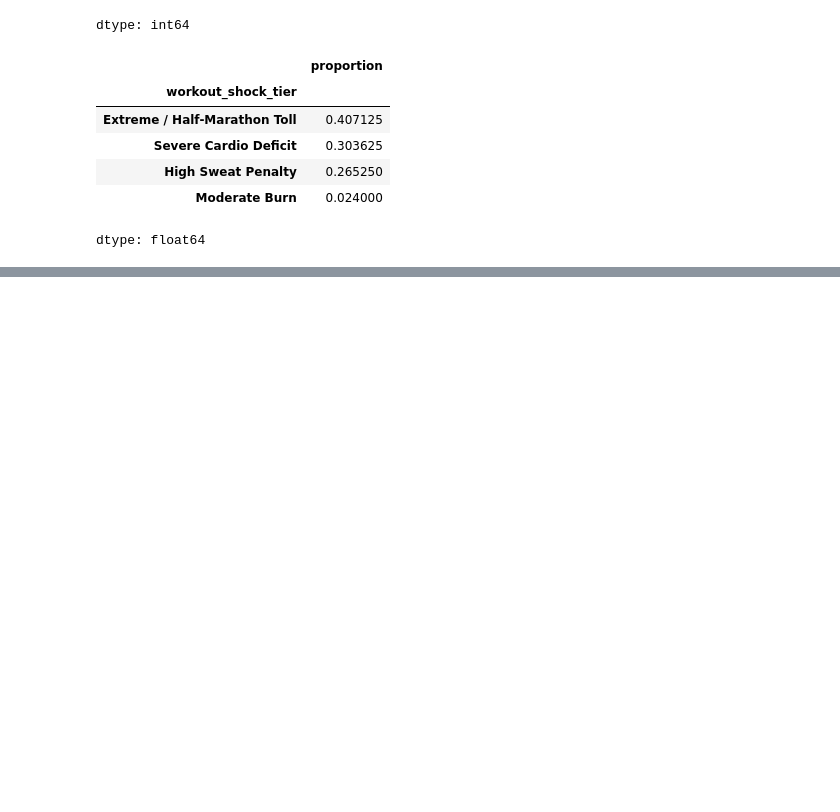
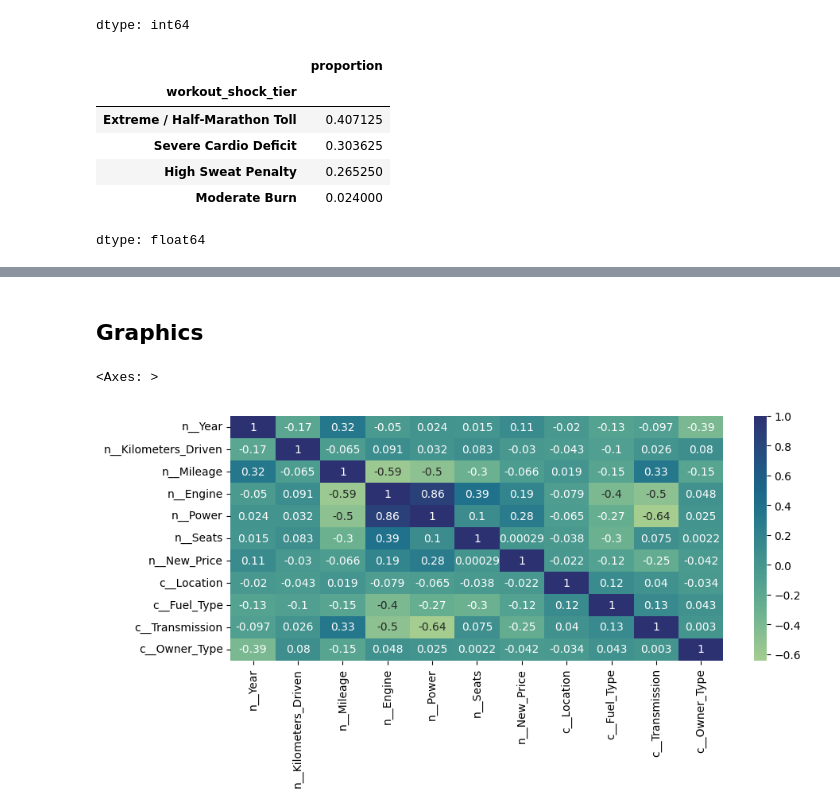
Before and after one commit to fernandyan/MyGoogleColab, a Jupyter notebook: fernand_flask2.ipynb, the cells around one changed output, grey strips where cells are left out. Saved outputs shown, nothing was run; the diff lists cells and outputs as text; code cells hidden in the pictures; blank space fills up the shorter version.

```diff
--- a/fernand_flask2.ipynb
+++ b/fernand_flask2.ipynb
@@ -299,0 +455,16 @@ dtype: float64
+# %%
+# 1. Define the transformers for each type of column
+category_transformer = Pipeline(steps=[
+    ('imputer', SimpleImputer(strategy='most_frequent')),
+    ('encoder', OrdinalEncoder(handle_unknown='use_encoded_value', unknown_value=-1)),
+    ('scaler', StandardScaler())
+])
+# %%
+# 2. Create the ColumnTransformer to process the columns in parallel
+CT_preprocessor = ColumnTransformer(
+    transformers=[
+        ('n', number_transformer, num_cols),
+        ('c', category_transformer, cat_cols)
+    ],
+    remainder='passthrough' # Keep unlisted columns (optional)
+)
@@ -299,0 +499,3 @@ dtype: float64
+# %%
+# transform in pandas
+CT_preprocessor.set_output(transform="pandas")
@@ -299,0 +519,3 @@ dtype: float64
+# %%
+df_pre = CT_preprocessor.fit_transform(X)
+df_pre
@@ -299,0 +536,8 @@ dtype: float64
+# %% [markdown]
+## Graphics
+# %%
+plt.figure(figsize=(10, 4))
+sns.heatmap(df_pre.corr(), annot=True, cmap="crest")
+# %% [output]
+<Axes: >
+[figure, added]
```
Also changed, not shown: parts of 32 cells of this notebook.
